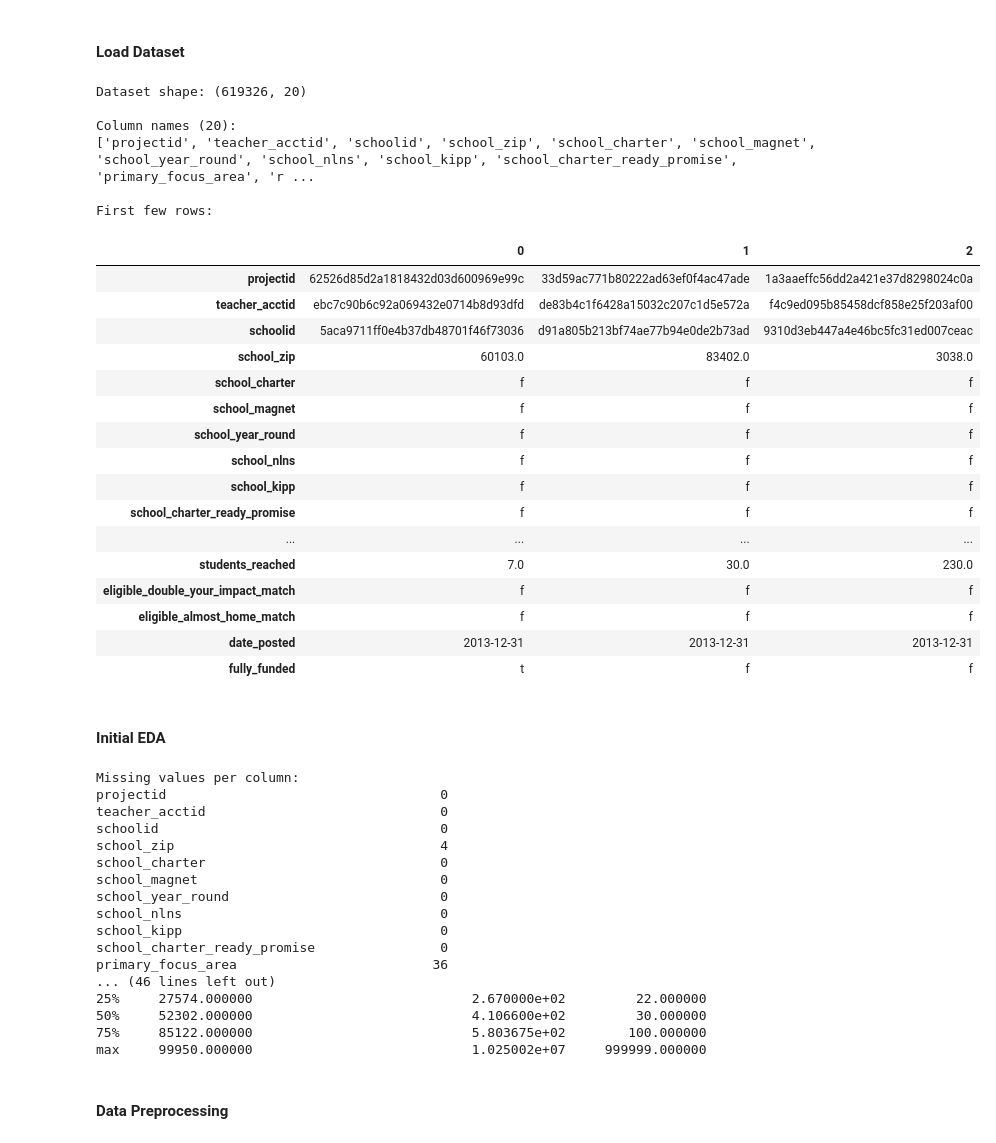
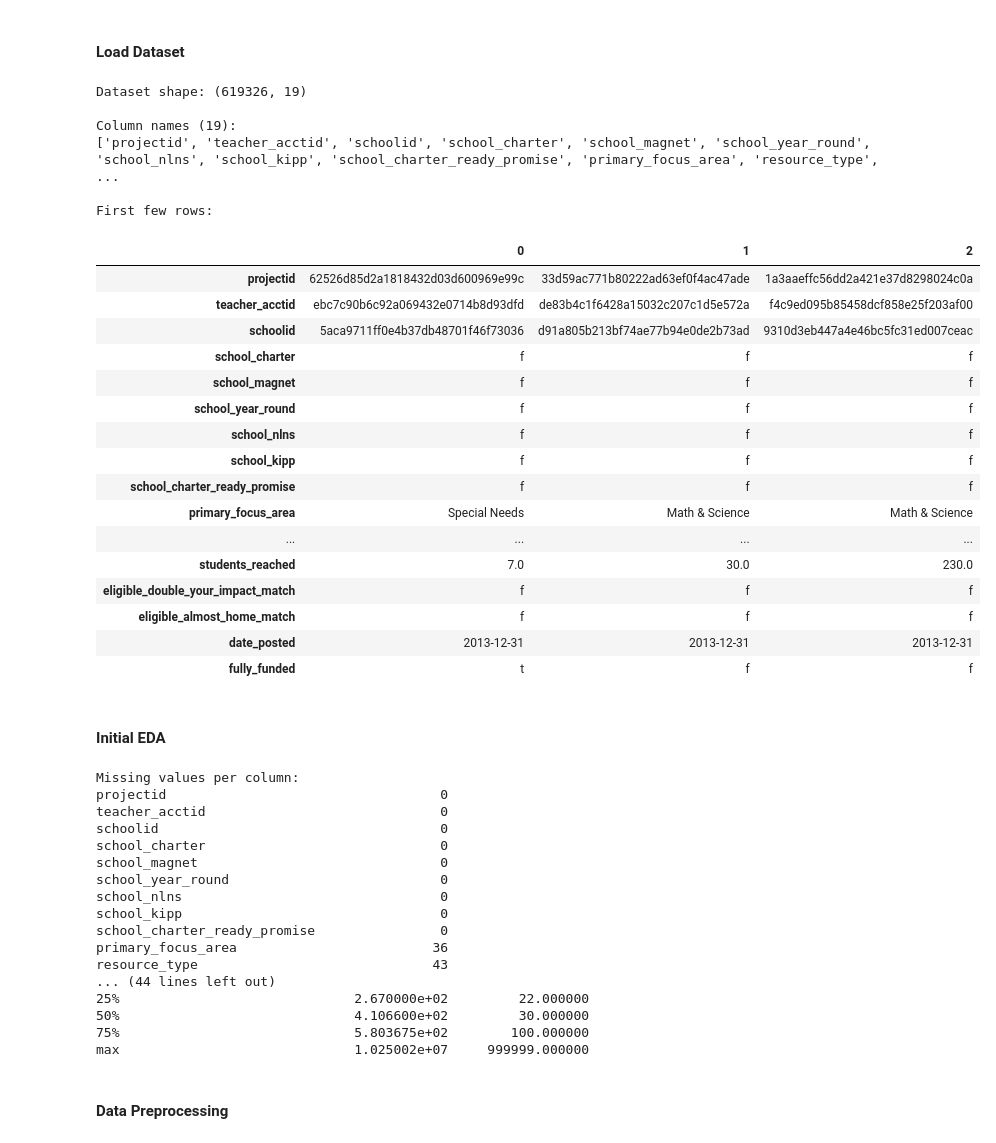
Before and after one commit to pazare/super-ml-project, a Jupyter notebook: myPipeline.ipynb, the cells around one changed output. Drawn from its saved outputs; the diff is of its cells as text; code cells hidden in the pictures.

```diff
--- a/myPipeline.ipynb
+++ b/myPipeline.ipynb
@@ -29,48 +29,48 @@ Note: you may need to restart the kernel to use updated packages.
 # %% [markdown]
 #### Load Dataset
 # %%
-projects_df = pd.read_csv('Datasets/projects.csv')
-outcomes_df = pd.read_csv('Datasets/outcomes.csv')
+projects_df = pd.read_csv('../Datasets/projects.csv')
+outcomes_df = pd.read_csv('../Datasets/outcomes.csv')
 
 # Merge datasets on project ID
 df = pd.merge(projects_df, outcomes_df[['projectid', 'fully_funded']], on='projectid', how='inner')
 
 # Drop columns
 columns_to_drop = [
     'school_ncesid', 'school_latitude', 'school_longitude', 'school_city',
     'school_state', 'school_metro', 'school_district', 'school_county',
     'total_price_including_optional_support', 'teacher_prefix',
     'teacher_teach_for_america','teacher_ny_teaching_fellow',
     'secondary_focus_subject', 'secondary_focus_area', 'primary_focus_subject',
     'fulfillment_labor_materials'
     ]
 df.drop(columns=columns_to_drop, inplace=True)
 
 # Display basic information
 print("Dataset shape:", df.shape)
 print(f"\nColumn names ({len(df.columns)}):")
 print(df.columns.tolist())
 
 print("\nFirst few rows:")
 df.head(3).T
 # %% [output]
-Dataset shape: (619326, 20)
+Dataset shape: (619326, 19)
 
-Column names (20):
-['projectid', 'teacher_acctid', 'schoolid', 'school_zip', 'school_charter', 'school_magnet', 'school_year_round', 'school_nlns', 'school_kipp', 'school_charter_ready_promise', 'primary_focus_area', 'r ...
+Column names (19):
+['projectid', 'teacher_acctid', 'schoolid', 'school_charter', 'school_magnet', 'school_year_round', 'school_nlns', 'school_kipp', 'school_charter_ready_promise', 'primary_focus_area', 'resource_type', ...
 
 First few rows:
 |  | 0 | 1 | 2 |
 | projectid | 62526d85d2a1818432d03d600969e99c | 33d59ac771b80222ad63ef0f4ac47ade | 1a3aaeffc56dd2a421e37d8298024c0a |
 | teacher_acctid | ebc7c90b6c92a069432e0714b8d93dfd | de83b4c1f6428a15032c207c1d5e572a | f4c9ed095b85458dcf858e25f203af00 |
 | schoolid | 5aca9711ff0e4b37db48701f46f73036 | d91a805b213bf74ae77b94e0de2b73ad | 9310d3eb447a4e46bc5fc31ed007ceac |
-| school_zip | 60103.0 | 83402.0 | 3038.0 |
 | school_charter | f | f | f |
 | school_magnet | f | f | f |
 | school_year_round | f | f | f |
 | school_nlns | f | f | f |
 | school_kipp | f | f | f |
 | school_charter_ready_promise | f | f | f |
+| primary_focus_area | Special Needs | Math & Science | Math & Science |
 | ... | ... | ... | ... |
 | students_reached | 7.0 | 30.0 | 230.0 |
 | eligible_double_your_impact_match | f | f | f |
@@ -97,7 +97,6 @@ Missing values per column:
 projectid                                   0
 teacher_acctid                              0
 schoolid                                    0
-school_zip                                  4
 school_charter                              0
 school_magnet                               0
 school_year_round                           0
@@ -105,11 +104,12 @@ school_nlns                                 0
 school_kipp                                 0
 school_charter_ready_promise                0
 primary_focus_area                         36
-... (46 lines left out)
-25%     27574.000000                            2.670000e+02         22.000000
-50%     52302.000000                            4.106600e+02         30.000000
-75%     85122.000000                            5.803675e+02        100.000000
-max     99950.000000                            1.025002e+07     999999.000000
+resource_type                              43
+... (44 lines left out)
+25%                              2.670000e+02         22.000000
+50%                              4.106600e+02         30.000000
+75%                              5.803675e+02        100.000000
+max                              1.025002e+07     999999.000000
 # %% [markdown]
 #### Data Preprocessing
 # %%
```
Also changed, not shown: parts of 4 cells of this notebook, 1 other file.
